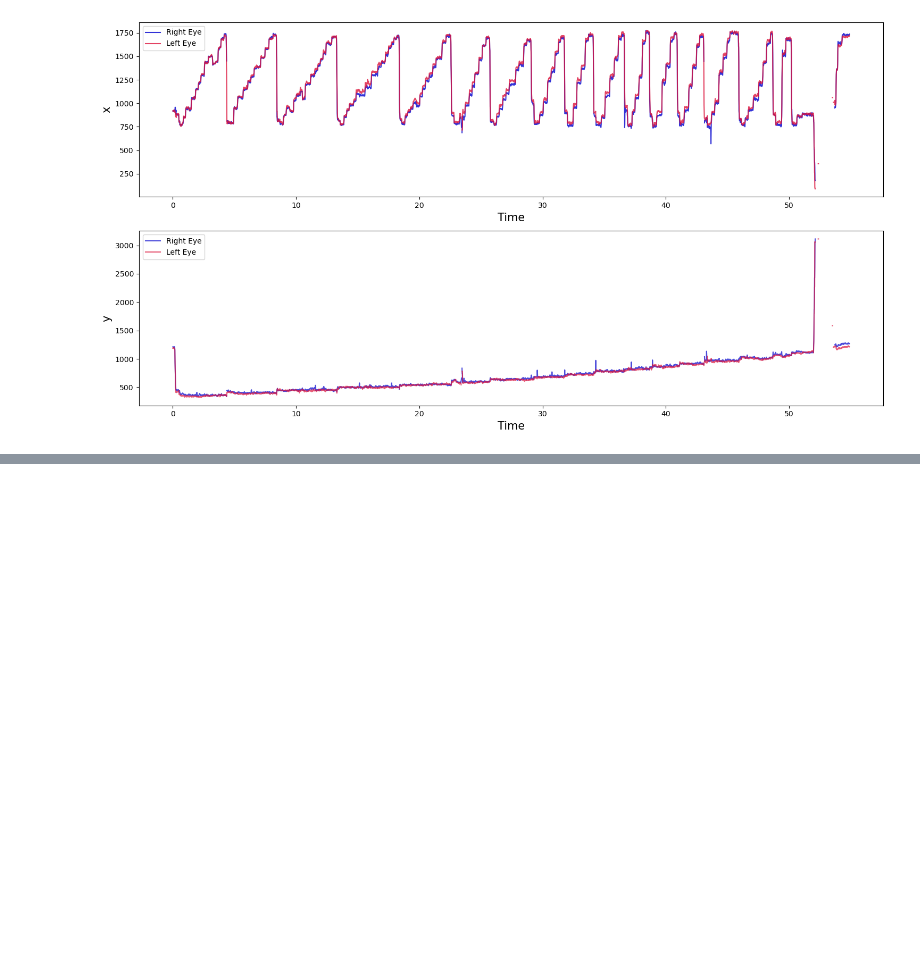
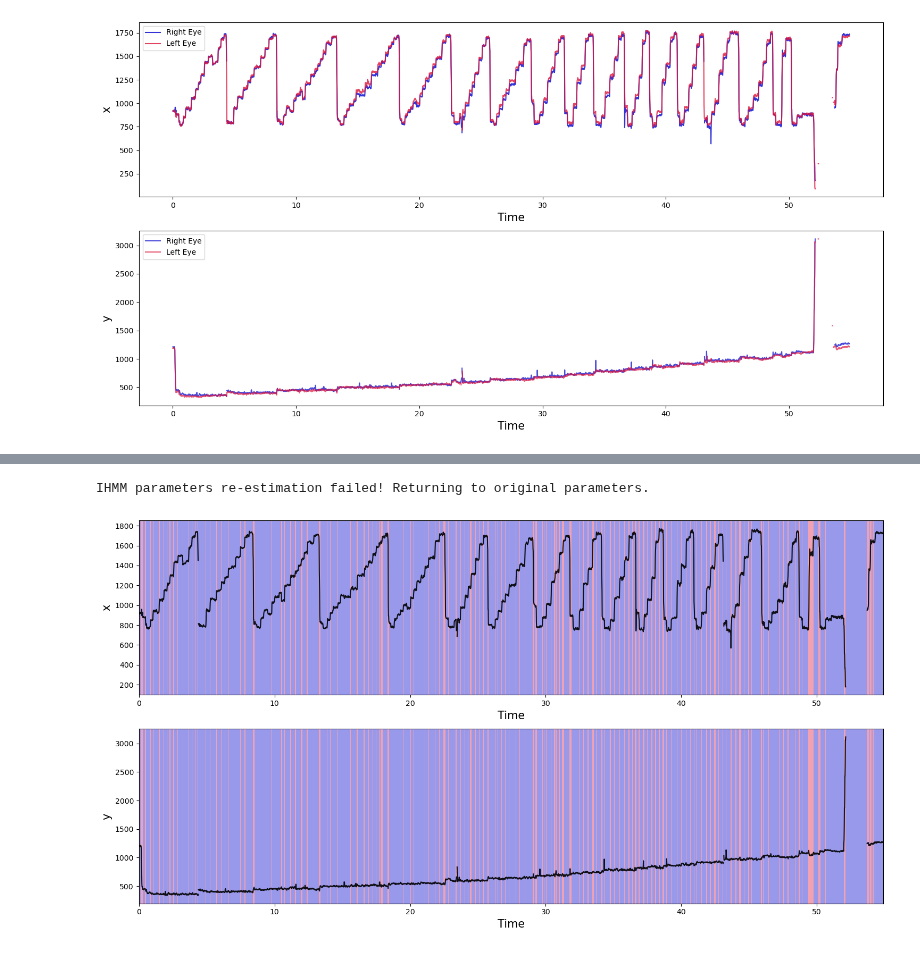
Before and after one commit to slayervictor/Fagpakkeprojekt-Eyes-Modelling, a Jupyter notebook: IDT/realtest.ipynb, the cells around one changed output, grey strips where cells are left out. Cells and saved outputs as stored; diff of their text form; code cells hidden in the pictures; blank space fills up the shorter version.

```diff
--- a/IDT/realtest.ipynb
+++ b/IDT/realtest.ipynb
@@ -81,0 +96,7 @@ classifier.plot()
+# %%
+classifier = IHMM(t, x, y, threshold=1000, n_iter=19)
+classifier.process()
+classifier.plot()
+# %% [output]
+IHMM parameters re-estimation failed! Returning to original parameters.
+[figure, added]
```
Also changed, not shown: parts of 9 cells of this notebook, 5 other files.
